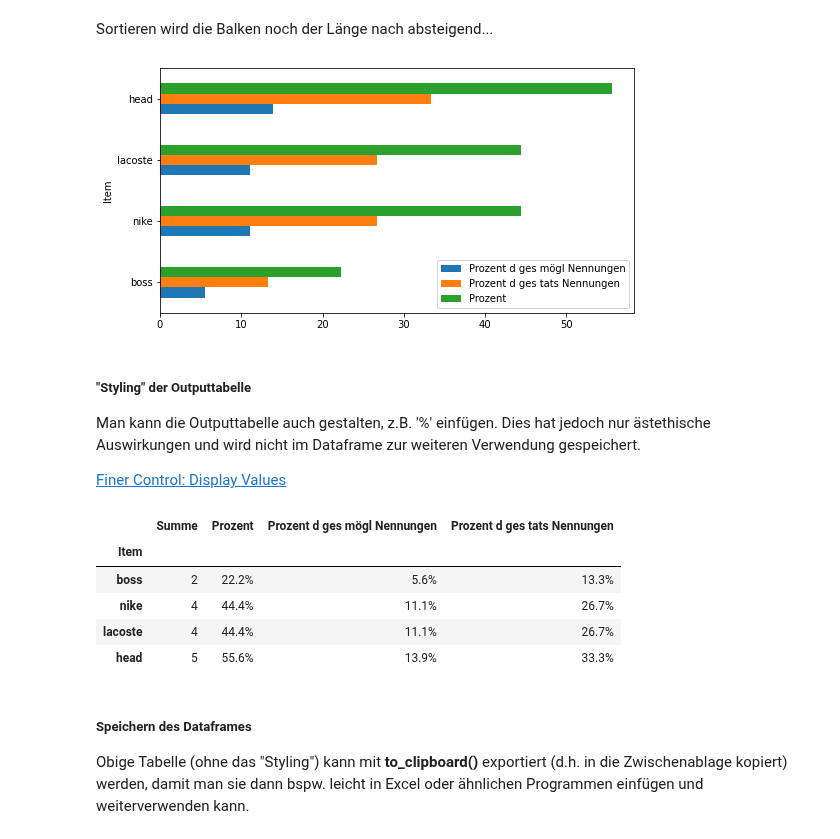
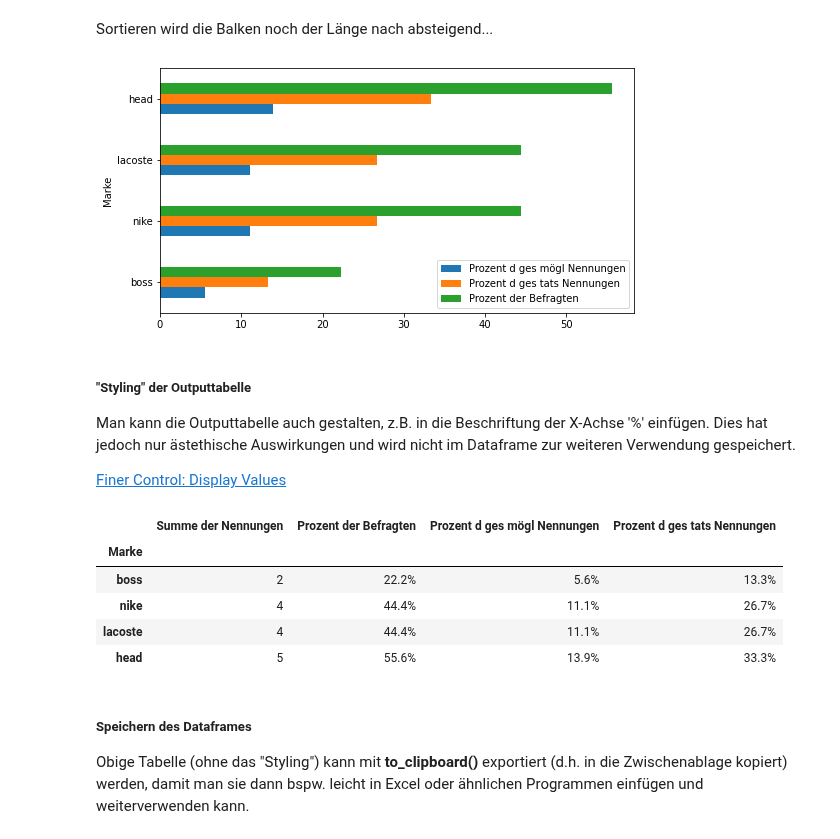
Before and after one commit to manfred2020/DA_mit_Python, a Jupyter notebook: Kapitel 12/12_Mehrfachantwortensets.ipynb, the cells around one changed output. Saved outputs shown, nothing was run; the diff lists cells and outputs as text; code cells hidden in the pictures.

```diff
--- a/Kapitel 12/12_Mehrfachantwortensets.ipynb
+++ b/Kapitel 12/12_Mehrfachantwortensets.ipynb
@@ -173,7 +173,7 @@ Schließlich wird diese Ergebnis noch in ein Dataframe umgewandelt.
 # %%
 p2 = pd.DataFrame(prozent2, columns = ['Prozent d ges mögl Nennungen'])
 
-p2.index.name = 'Item'
+p2.index.name = 'Marke'
 
 p2
 # %% [output]
@@ -215,7 +215,7 @@ Schließlich überführen wir auch dieses Ergebnis in ein Dataframe.
 # %%
 p3 = pd.DataFrame(prozent3, columns = ["Prozent d ges tats Nennungen"])
 
-p3.index.name = "Item"
+p3.index.name = "Marke"
 
 p3
 # %% [output]
@@ -230,7 +230,7 @@ p3
 
 Jetzt müssen wir unsere beiden letzten Ergebnisse noch in unser weiter oben bereits begonnenes finales Outputdataframe einfügen. Man kann jeweils 2 Dataframes zusammenführen. In den beiden folgenden Schritten wird somit jeweils ein weiteres Ergebnis in unser finales Dataframe integriert.
 # %%
-set2 = pd.merge(set1, p2, how = 'outer', on = 'Item')
+set2 = pd.merge(set1, p2, how = 'outer', on = 'Marke')
 
 set2
 # %% [output]
@@ -241,7 +241,7 @@ set2
 | lacoste | 4.0 | 44.44 | 11.11 |
 | head | 5.0 | 55.56 | 13.89 |
 # %%
-set3 = pd.merge(set2, p3, how = 'outer', on = 'Item')
+set3 = pd.merge(set2, p3, how = 'outer', on = 'Marke')
 
 set3
 # %% [output]
@@ -265,27 +265,27 @@ ax = set3[['Prozent', 'Prozent d ges mögl Nennungen',
 Sortieren wird die Balken noch der Länge nach absteigend...
 # %%
 ax = set3[['Prozent d ges mögl Nennungen',
-           'Prozent d ges tats Nennungen', 'Prozent']].plot.barh(figsize=(8.5,4.5))
+           'Prozent d ges tats Nennungen', 'Prozent der Befragten']].plot.barh(figsize = (8.5,4.5))
 
 # gleich Grafik wie vorhin, nur sind die Balken nun nach Größe angeordnet...
 # %% [output]
-[figure, old version]
+[figure, new version]
 # %% [markdown]
 ##### "Styling" der Outputtabelle
 
-Man kann die Outputtabelle auch gestalten, z.B. '%' einfügen. Dies hat jedoch nur ästethische Auswirkungen und wird nicht im Dataframe zur weiteren Verwendung gespeichert.
+Man kann die Outputtabelle auch gestalten, z.B. in die Beschriftung der X-Achse '%' einfügen. Dies hat jedoch nur ästethische Auswirkungen und wird nicht im Dataframe zur weiteren Verwendung gespeichert.
 
 [Finer Control: Display Values](https://pandas.pydata.org/pandas-docs/stable/user_guide/style.html#Finer-Control:-Display-Values)
 # %%
 set3.style.format({
-    "Summe" : "{:.0f}", # 0 Dezimalstellen
-    'Prozent' : '{:.1f}%', # 1 Dezimalstelle und '%'
+    "Summe der Nennungen" : "{:.0f}", # 0 Dezimalstellen
+    'Prozent der Befragten' : '{:.1f}%', # 1 Dezimalstelle und '%'
     "Prozent d ges mögl Nennungen" : "{:.1f}%",
     "Prozent d ges tats Nennungen" : "{:.1f}%"
 })
 # %% [output]
-|  | Summe | Prozent | Prozent d ges mögl Nennungen | Prozent d ges tats Nennungen |
-| Item |  |  |  |  |
+|  | Summe der Nennungen | Prozent der Befragten | Prozent d ges mögl Nennungen | Prozent d ges tats Nennungen |
+| Marke |  |  |  |  |
 | boss | 2 | 22.2% | 5.6% | 13.3% |
 | nike | 4 | 44.4% | 11.1% | 26.7% |
 | lacoste | 4 | 44.4% | 11.1% | 26.7% |
```
Also changed, not shown: parts of 19 cells of this notebook, 1 other file.
